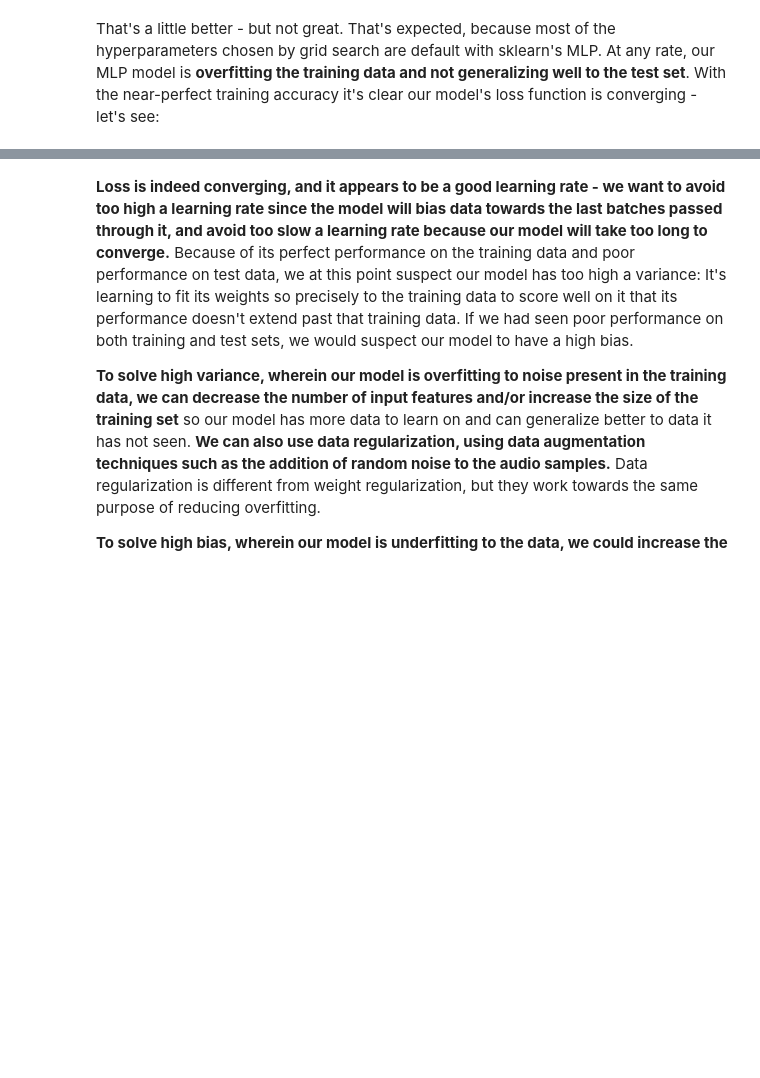
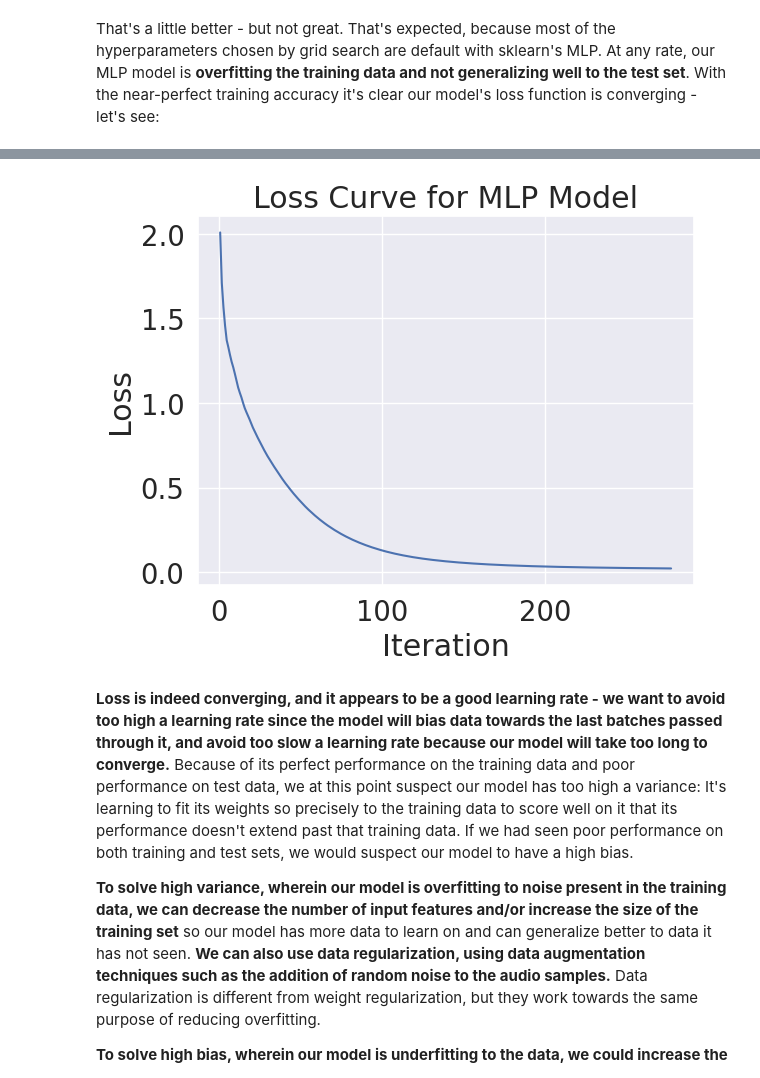
Before and after one commit to Yayu11/Week4-NeuralNetworks, a Jupyter notebook: Week4__Neural_Networks.ipynb, the cells around one changed output, grey strips where cells are left out. Drawn from its saved outputs; the diff is of its cells as text; code cells hidden in the pictures; blank space fills up the shorter version.

```diff
--- a/Week4__Neural_Networks.ipynb
+++ b/Week4__Neural_Networks.ipynb
@@ -790,16 +799,16 @@ my_parameter_space = {
 my_grid = GridSearchCV(
     my_model,
     my_parameter_space,
-    cv=10, # CV here shows how many fold of cross-validation we'll do
+    cv=2, # CV here shows how many fold of cross-validation we'll do
     n_jobs=-1,
     verbose=10)
 # Fit the models specified by the parameter grid
 # Note that, here we used the whole 80 training set because cross-validation holds out validation sets automatically
 # So we won't be using 60-20 split, GridSearchCV will automatically do it
-with my_parallel_backend('multiprocessing'):
+with parallel_backend('multiprocessing'):
     my_grid.fit(my_X_train, my_y_train)
 
 
 # get the best hyperparameters from grid search object with its best_params_ attribute
-print('Best parameters found:\n', my_grid.my_best_params_)
+print('Best parameters found:\n', my_grid.best_params_)
 # %% [output]
@@ -843,0 +869,21 @@ MLP Model's accuracy on test set is 69.44%
+# %%
+# Now we know best parameters from the Hyperparameter tuning
+# We can use them for the final model
+my_model = MLPClassifier(
+    activation='relu',
+    solver='adam',
+    alpha=0.001,
+    batch_size=256,
+    hidden_layer_sizes=(300,),
+    learning_rate='adaptive',
+    max_iter=1000, # I've found for this task, loss converges at ~1000 iterations
+    random_state=42,
+)
+
+# In the final model, we can use the whole training dataset
+my_model.fit(my_X_train, my_y_train)
+
+print(f'MLP Model\'s accuracy on training set is {100*model.score(X_train, y_train):.2f}%')
+# As we're done with hyperparameter tuning, we can check accuracy on test set
+# Note that, up to this point, we did not touch the test set at all
+print(f'MLP Model\'s accuracy on test set is {100*model.score(X_test, y_test):.2f}%')
@@ -855,3 +904,12 @@ plt.show()
+# %%
+plt.figure()
+plt.plot([num for num in range(1,model.n_iter_ +1)], my_model.loss_curve_)
+plt.title('Loss Curve for MLP Model')
+plt.ylabel('Loss')
+plt.xlabel('Iteration')
+plt.show()
+# %% [output]
+[figure, added]
 # %% [markdown]
 **Loss is indeed converging, and it appears to be a good learning rate - we want to avoid too high a learning rate since the model will bias data towards the last batches passed through it, and avoid too slow a learning rate because our model will take too long to converge.** Because of its perfect performance on the training data and poor performance on test data, we at this point suspect our model has too high a variance: It's learning to fit its weights so precisely to the training data to score well on it that its performance doesn't extend past that training data. If we had seen poor performance on both training and test sets, we would suspect our model to have a high bias.
 
```
Also changed, not shown: parts of 16 cells of this notebook.
